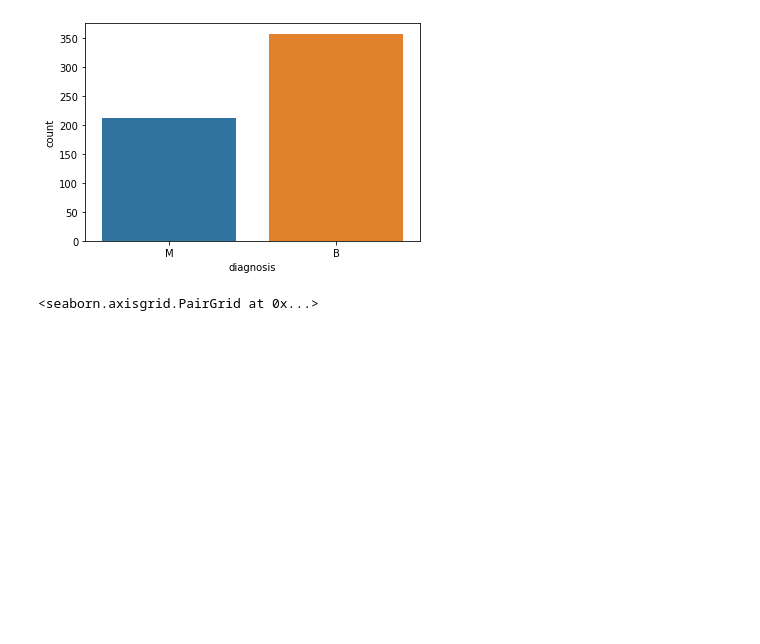
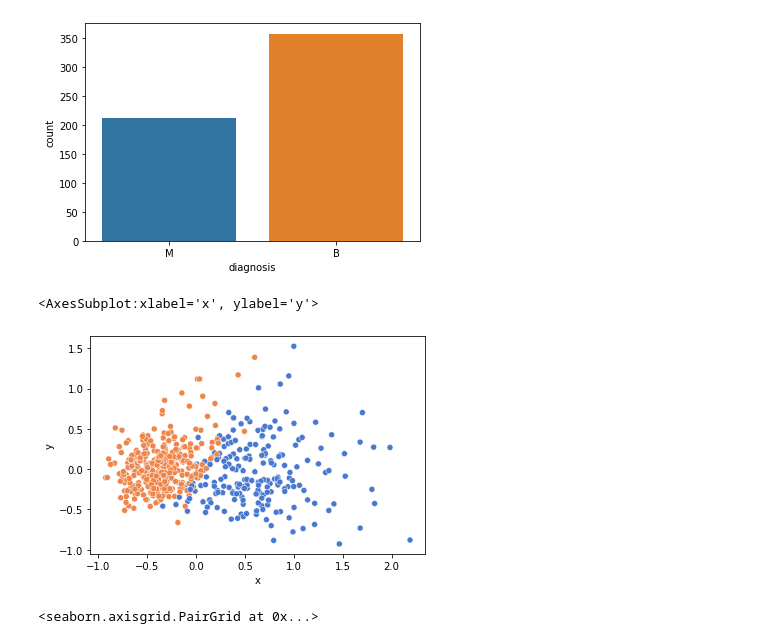
Before and after one commit to Karen247/BCancer1.0, a Jupyter notebook: breastcancer1-0.ipynb, the cells around one changed output. Drawn from its saved outputs; the diff is of its cells as text; code cells hidden in the pictures; blank space fills up the shorter version.

```diff
--- a/breastcancer1-0.ipynb
+++ b/breastcancer1-0.ipynb
@@ -78,6 +68,36 @@ sns.countplot(data.diagnosis)
 # %% [output]
 <AxesSubplot:xlabel='diagnosis', ylabel='count'>
 [figure]
+# %%
+from plot_cancer_clusters import *
+from sklearn.cluster import AgglomerativeClustering
+from sklearn.compose import make_column_selector, make_column_transformer
+from sklearn.pipeline import make_pipeline
+from sklearn.preprocessing import OneHotEncoder, StandardScaler
+from sklearn.decomposition import PCA
+from sklearn.preprocessing import MinMaxScaler
+import seaborn as sns
+X = data.drop(columns='diagnosis', axis = 1).copy()
+y = data['diagnosis']
+
+pipeline = make_pipeline(
+
+    MinMaxScaler(),
+    AgglomerativeClustering(n_clusters=2),
+)
+cancer_clusters = pipeline.fit_predict(X)
+pca_pipeline = make_pipeline(
+    pipeline[:-1],
+    PCA(n_components=2),
+)
+X_pca = pca_pipeline.fit_transform(X)
+X_pca = pd.DataFrame(X_pca, columns=["x", "y"])
+# %%
+#klastry: B, M
+plot_clusters_cancer(X_pca, y)
+# %% [output]
+<AxesSubplot:xlabel='x', ylabel='y'>
+[figure, added]
 # %%
 sns.pairplot(data, vars = data.iloc[:, 1:10], hue = 'diagnosis')
 # %% [output]
```
Also changed, not shown: parts of 13 cells of this notebook, 1 other file.
